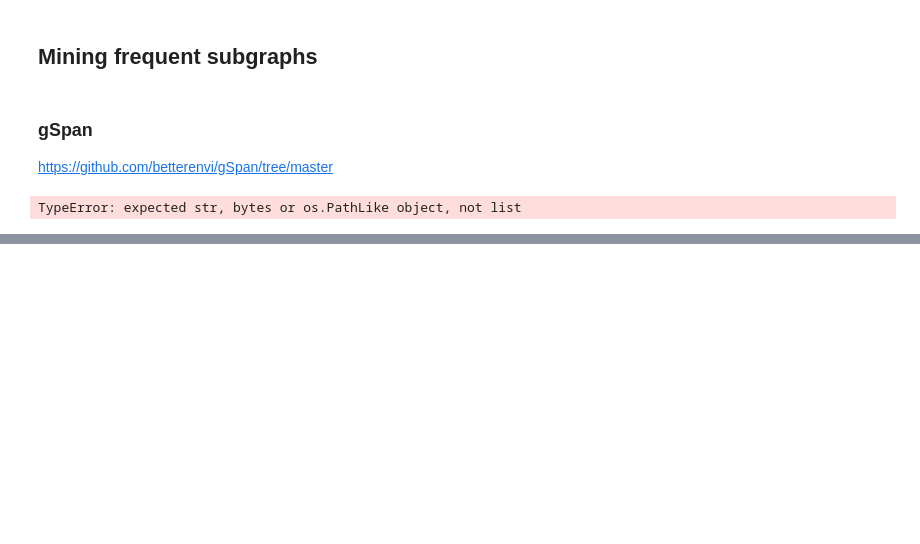
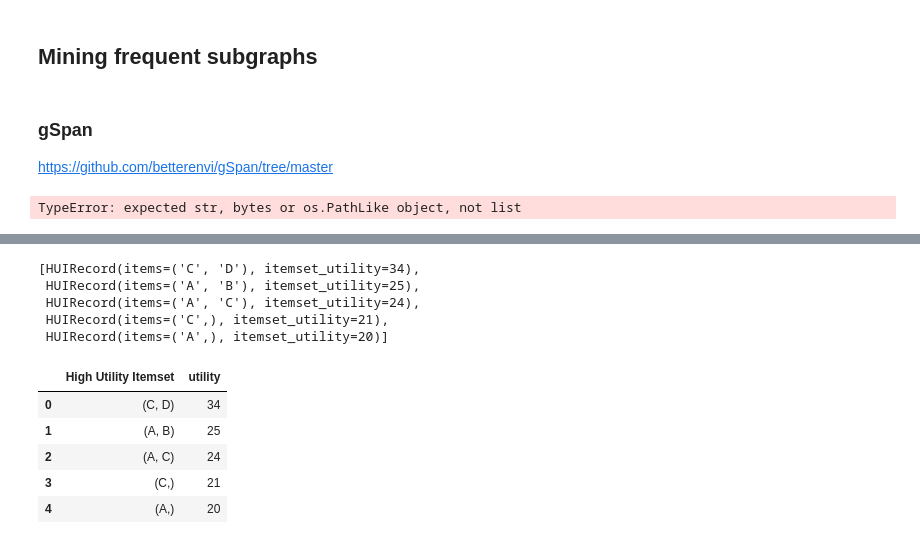
Before and after one commit to pankajr141/experiments, a Jupyter notebook: Reasoning/DataMining/datamining_frequent_itemset.ipynb, the cells around one changed output, grey strips where cells are left out. Drawn from its saved outputs; the diff is of its cells as text; code cells hidden in the pictures; blank space fills up the shorter version.

```diff
--- a/Reasoning/DataMining/datamining_frequent_itemset.ipynb
+++ b/Reasoning/DataMining/datamining_frequent_itemset.ipynb
@@ -294,0 +401,42 @@ TypeError: expected str, bytes or os.PathLike object, not list
+# %%
+from operator import attrgetter
+from itemset_mining.two_phase_huim import TwoPhase
+transactions = [
+     [("A", 2), ("B", 3), ("C", 1)],
+     [("A", 1), ("C", 2), ("D", 1)],
+     [("B", 2), ("C", 1), ("D", 2)],
+     [("A", 1), ("B", 2)],
+     [("C", 3), ("D", 1)]
+]
+
+# ARP for each item
+external_utilities = {
+  "A": 5,
+  "B": 2,
+  "C": 3,
+  "D": 4
+}
+
+# Minimum dollar value generated by an itemset we care about across all transactions
+minutil = 20.00
+
+hui = TwoPhase(transactions, external_utilities, minutil)
+result = hui.get_hui()
+itemset = sorted(result, key=attrgetter('itemset_utility'), reverse=True)
+itemset
+# %% [output]
+[HUIRecord(items=('C', 'D'), itemset_utility=34),
+ HUIRecord(items=('A', 'B'), itemset_utility=25),
+ HUIRecord(items=('A', 'C'), itemset_utility=24),
+ HUIRecord(items=('C',), itemset_utility=21),
+ HUIRecord(items=('A',), itemset_utility=20)]
+# %%
+import pandas as pd
+pd.DataFrame([[x.items, x.itemset_utility] for x in itemset], columns=['High Utility Itemset', 'utility'])
+# %% [output]
+|  | High Utility Itemset | utility |
+| 0 | (C, D) | 34 |
+| 1 | (A, B) | 25 |
+| 2 | (A, C) | 24 |
+| 3 | (C,) | 21 |
+| 4 | (A,) | 20 |
```
Also changed, not shown: parts of 21 cells of this notebook.
